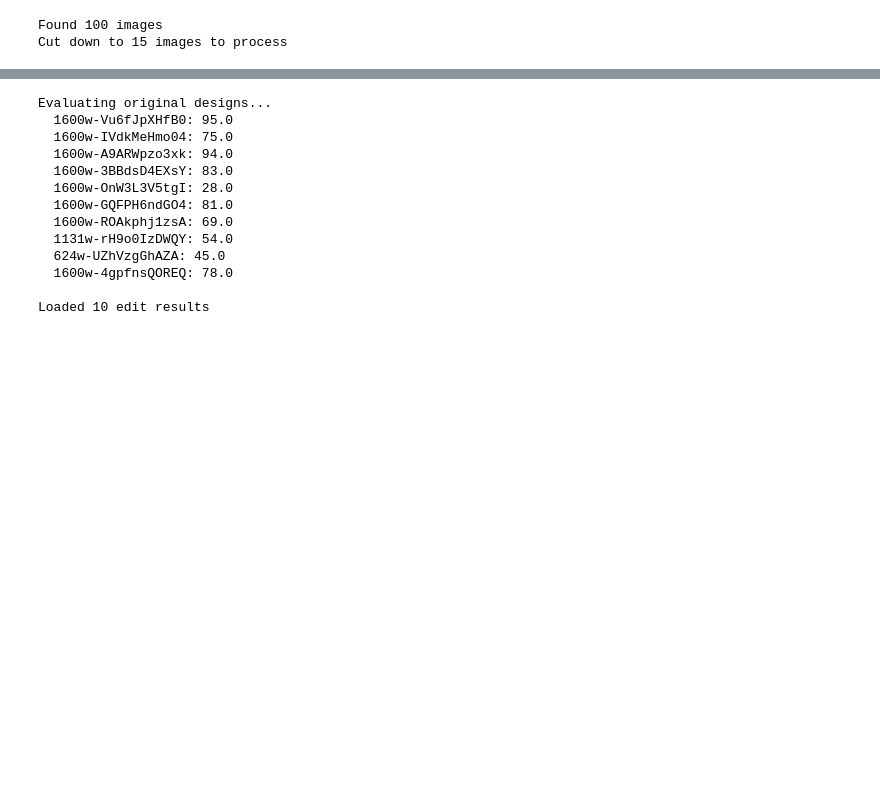
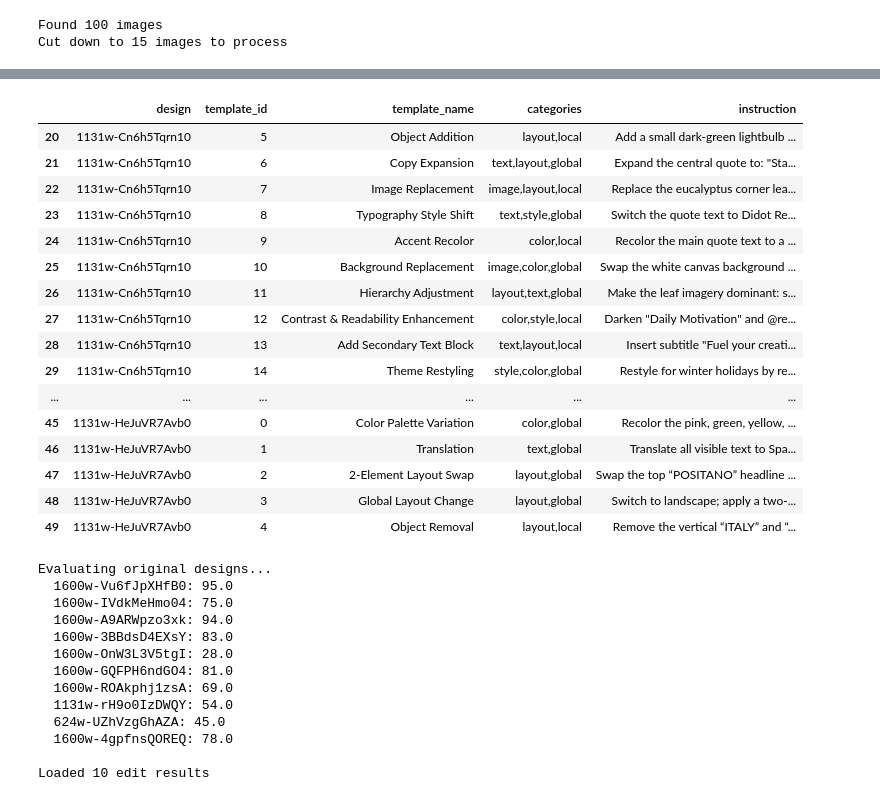
Before and after one commit to DaveFerBear/reconstruction-research, a Jupyter notebook: notebooks/explore.ipynb, the cells around one changed output, grey strips where cells are left out. Cells and saved outputs as stored; diff of their text form; code cells hidden in the pictures; blank space fills up the shorter version.

Commit message:
Re-gen edits (rm None)

```diff
--- a/notebooks/explore.ipynb
+++ b/notebooks/explore.ipynb
@@ -958,3 +922,23 @@ Total designs: 15
+# %%
+df_edits[20:50]
+# %% [output]
+|  | design | template_id | template_name | categories | instruction |
+| 20 | 1131w-Cn6h5Tqrn10 | 5 | Object Addition | layout,local | Add a small dark-green lightbulb ... |
+| 21 | 1131w-Cn6h5Tqrn10 | 6 | Copy Expansion | text,layout,global | Expand the central quote to: "Sta... |
+| 22 | 1131w-Cn6h5Tqrn10 | 7 | Image Replacement | image,layout,local | Replace the eucalyptus corner lea... |
+| 23 | 1131w-Cn6h5Tqrn10 | 8 | Typography Style Shift | text,style,global | Switch the quote text to Didot Re... |
+| 24 | 1131w-Cn6h5Tqrn10 | 9 | Accent Recolor | color,local | Recolor the main quote text to a ... |
+| 25 | 1131w-Cn6h5Tqrn10 | 10 | Background Replacement | image,color,global | Swap the white canvas background ... |
+| 26 | 1131w-Cn6h5Tqrn10 | 11 | Hierarchy Adjustment | layout,text,global | Make the leaf imagery dominant: s... |
+| 27 | 1131w-Cn6h5Tqrn10 | 12 | Contrast & Readability Enhancement | color,style,local | Darken "Daily Motivation" and @re... |
+| 28 | 1131w-Cn6h5Tqrn10 | 13 | Add Secondary Text Block | text,layout,local | Insert subtitle "Fuel your creati... |
+| 29 | 1131w-Cn6h5Tqrn10 | 14 | Theme Restyling | style,color,global | Restyle for winter holidays by re... |
+| ... | ... | ... | ... | ... | ... |
+| 45 | 1131w-HeJuVR7Avb0 | 0 | Color Palette Variation | color,global | Recolor the pink, green, yellow, ... |
+| 46 | 1131w-HeJuVR7Avb0 | 1 | Translation | text,global | Translate all visible text to Spa... |
+| 47 | 1131w-HeJuVR7Avb0 | 2 | 2-Element Layout Swap | layout,global | Swap the top “POSITANO” headline ... |
+| 48 | 1131w-HeJuVR7Avb0 | 3 | Global Layout Change | layout,global | Switch to landscape; apply a two-... |
+| 49 | 1131w-HeJuVR7Avb0 | 4 | Object Removal | layout,local | Remove the vertical “ITALY” and “... |
 # %%
 # Generate edits using ZeroShotAgent and evaluate them (parallelized)
 import sys
```
Also changed, not shown: parts of 1 cell of this notebook, 1 other file.
